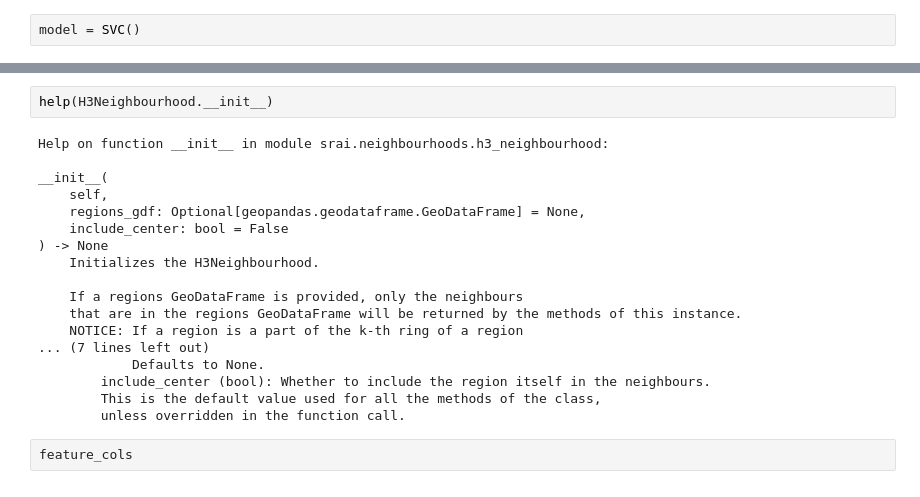
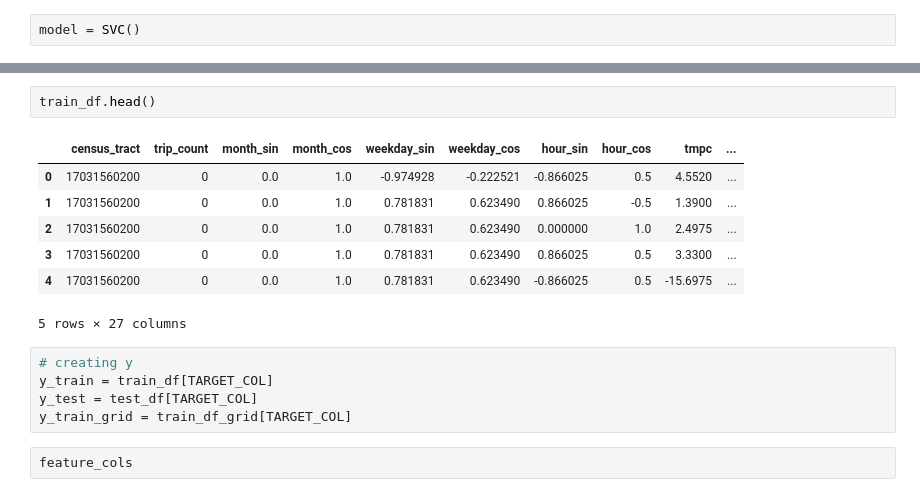
Before and after one commit to angfe/Group-3-AAA, a Jupyter notebook: notebooks/03_02_predictive_analytics_svm_classification.ipynb, the cells around one changed output, grey strips where cells are left out. Drawn from its saved outputs; the diff is of its cells as text.

```diff
--- a/notebooks/03_02_predictive_analytics_svm_classification.ipynb
+++ b/notebooks/03_02_predictive_analytics_svm_classification.ipynb
@@ -322,23 +333,18 @@ TypeError: Hex2VecEmbedder.fit_transform() missing 1 required positional argumen
-# %%
-help(H3Neighbourhood.__init__)
-# %% [output]
-Help on function __init__ in module srai.neighbourhoods.h3_neighbourhood:
-
-__init__(
-    self,
-    regions_gdf: Optional[geopandas.geodataframe.GeoDataFrame] = None,
-    include_center: bool = False
-) -> None
-    Initializes the H3Neighbourhood.
-
-    If a regions GeoDataFrame is provided, only the neighbours
-    that are in the regions GeoDataFrame will be returned by the methods of this instance.
-    NOTICE: If a region is a part of the k-th ring of a region
-... (7 lines left out)
-            Defaults to None.
-        include_center (bool): Whether to include the region itself in the neighbours.
-        This is the default value used for all the methods of the class,
-        unless overridden in the function call.
+# %%
+train_df.head()
+# %% [output]
+|  | census_tract | trip_count | month_sin | month_cos | weekday_sin | weekday_cos | hour_sin | hour_cos | tmpc | ... |
+| 0 | 17031560200 | 0 | 0.0 | 1.0 | -0.974928 | -0.222521 | -0.866025 | 0.5 | 4.5520 | ... |
+| 1 | 17031560200 | 0 | 0.0 | 1.0 | 0.781831 | 0.623490 | 0.866025 | -0.5 | 1.3900 | ... |
+| 2 | 17031560200 | 0 | 0.0 | 1.0 | 0.781831 | 0.623490 | 0.000000 | 1.0 | 2.4975 | ... |
+| 3 | 17031560200 | 0 | 0.0 | 1.0 | 0.781831 | 0.623490 | 0.866025 | 0.5 | 3.3300 | ... |
+| 4 | 17031560200 | 0 | 0.0 | 1.0 | 0.781831 | 0.623490 | -0.866025 | 0.5 | -15.6975 | ... |
+5 rows × 27 columns
+# %%
+# creating y
+y_train = train_df[TARGET_COL]
+y_test = test_df[TARGET_COL]
+y_train_grid = train_df_grid[TARGET_COL]
 # %%
 feature_cols
 # %% [output]
```
Also changed, not shown: parts of 19 cells of this notebook.
